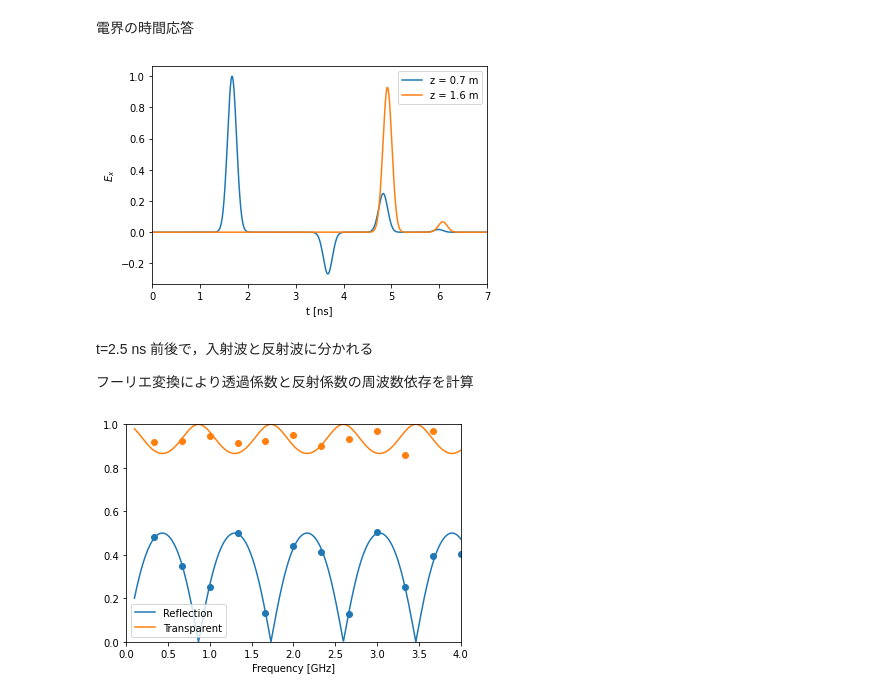
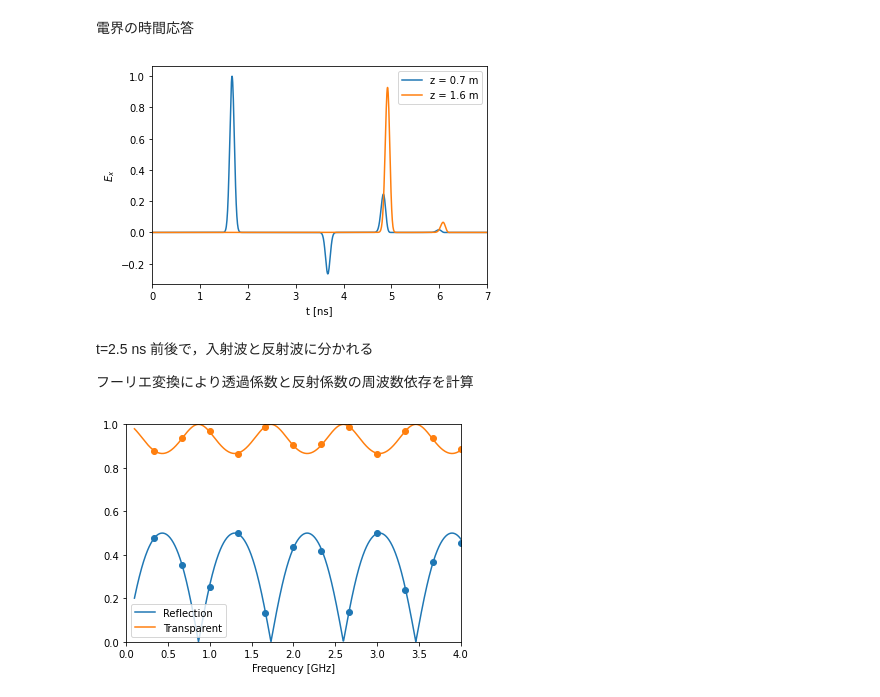
Before and after one commit to yn4k4nishi/MyFDTD, a Jupyter notebook: 1D.ipynb, the cells around one changed output. Cells and saved outputs as stored; diff of their text form; code cells hidden in the pictures.

```diff
--- a/1D.ipynb
+++ b/1D.ipynb
@@ -73,7 +90,7 @@ bm = dt / mu0 / dz
 # %%
 def input_pulse(z, t):
     zp = 100 * dz
-    a  =  20 * dz
+    a  =  10 * dz
     return np.exp(-((z - zp - c*t)/a)**2)
 # %% [markdown]
 初期化の続き
@@ -208,7 +225,7 @@ plt.legend()
 plt.savefig("img/1D-time-domain.png")
 plt.show()
 # %% [output]
-[figure, old version]
+[figure, new version]
 # %% [markdown]
 t=2.5 ns 前後で，入射波と反射波に分かれる
 
@@ -216,7 +233,7 @@ t=2.5 ns 前後で，入射波と反射波に分かれる
 # %%
 ex_in = ex_t[:450]
 ex_rf = ex_t[450:900]
-ex_tr = ex_t2[450:900]
+ex_tr = ex_t2[550:1000]
 
 # フーリエ変換
 N = 900
@@ -235,31 +252,31 @@ amp3 = np.abs(F/(N/2))
 
 plt.scatter(freq[1:int(N/2)], amp2[1:int(N/2)]/amp1[1:int(N/2)])
 plt.scatter(freq[1:int(N/2)], amp3[1:int(N/2)]/amp1[1:int(N/2)])
 
 # 理論値
 f = np.linspace(0.1e9, 4e9, 1000)
 w = 2 * np.pi * f
 
 k0 = w / c
 k2 = w / c * np.sqrt(epsr)
 
 z0 = 377 # 自由空間中の波動インピーダンス
 y0 = 1/z0
 
 z2 = z0/np.sqrt(epsr)
 y2 = 1/z2
 
 R = 1j * (y0*z2*y0 - y2) * np.sin(k2*d) / ((2*y0)*np.cos(k2*d) + 1j*(y0*z2*y0 + y2)*np.sin(k2*d))
 T = y0 * (1-R) / np.exp(-1j*k0*d) / (1j*y2*np.sin(k2*d) + y0*np.cos(k2*d))
 
 plt.plot(f/1e9, np.abs(R), label="Reflection")
 plt.plot(f/1e9, np.abs(T), label="Transparent")
 
 plt.xlim(0,4)
 plt.ylim(0,1)
 plt.xlabel("Frequency [GHz]")
 plt.legend()
 plt.savefig("img/1D-reflection.png")
 plt.show()
 # %% [output]
-[figure, old version]
+[figure, new version]
```
Also changed, not shown: parts of 2 cells of this notebook, 3 other files.
